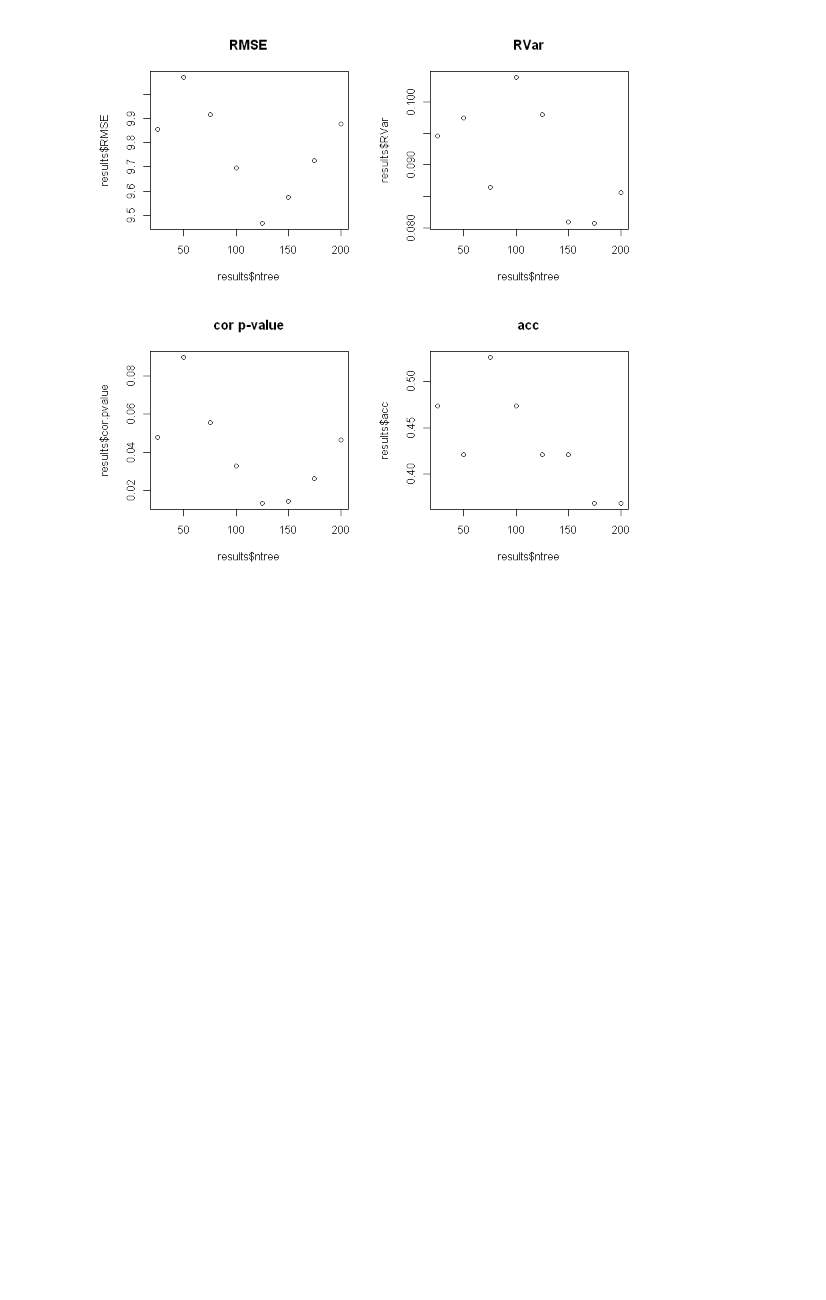
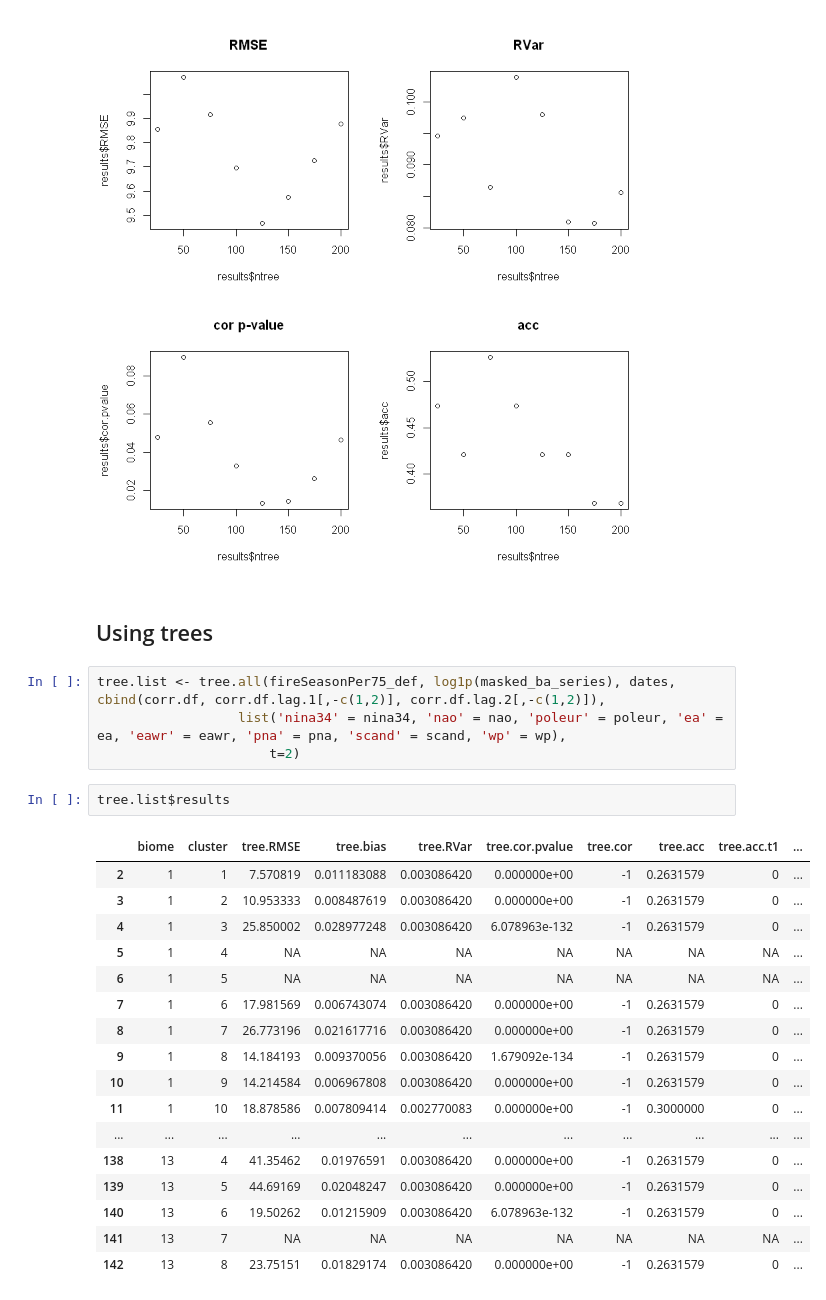
Before and after one commit to MarcosVM98/TFM, a Jupyter notebook: notebooks/Modelling_new.ipynb, the cells around one changed output. Drawn from its saved outputs; the diff is of its cells as text; blank space fills up the shorter version.

```diff
--- a/notebooks/Modelling_new.ipynb
+++ b/notebooks/Modelling_new.ipynb
@@ -610,3 +592,29 @@ rf <- rf.obtention.plot(fireSeasonPer75_def, log1p(masked_ba_series), dates, cbi
                   list(nina34, nao, poleur, ea, eawr, pna, scand, wp), 7, 6, t=2)
 # %% [output]
 [figure]
+# %% [markdown]
+## Using trees
+# %%
+tree.list <- tree.all(fireSeasonPer75_def, log1p(masked_ba_series), dates, cbind(corr.df, corr.df.lag.1[,-c(1,2)], corr.df.lag.2[,-c(1,2)]),
+                  list('nina34' = nina34, 'nao' = nao, 'poleur' = poleur, 'ea' = ea, 'eawr' = eawr, 'pna' = pna, 'scand' = scand, 'wp' = wp),
+                      t=2)
+# %%
+tree.list$results
+# %% [output]
+|  | biome | cluster | tree.RMSE | tree.bias | tree.RVar | tree.cor.pvalue | tree.cor | tree.acc | tree.acc.t1 | ... |
+| 2 | 1 | 1 | 7.570819 | 0.011183088 | 0.003086420 | 0.000000e+00 | -1 | 0.2631579 | 0 | ... |
+| 3 | 1 | 2 | 10.953333 | 0.008487619 | 0.003086420 | 0.000000e+00 | -1 | 0.2631579 | 0 | ... |
+| 4 | 1 | 3 | 25.850002 | 0.028977248 | 0.003086420 | 6.078963e-132 | -1 | 0.2631579 | 0 | ... |
+| 5 | 1 | 4 | NA | NA | NA | NA | NA | NA | NA | ... |
+| 6 | 1 | 5 | NA | NA | NA | NA | NA | NA | NA | ... |
+| 7 | 1 | 6 | 17.981569 | 0.006743074 | 0.003086420 | 0.000000e+00 | -1 | 0.2631579 | 0 | ... |
+| 8 | 1 | 7 | 26.773196 | 0.021617716 | 0.003086420 | 0.000000e+00 | -1 | 0.2631579 | 0 | ... |
+| 9 | 1 | 8 | 14.184193 | 0.009370056 | 0.003086420 | 1.679092e-134 | -1 | 0.2631579 | 0 | ... |
+| 10 | 1 | 9 | 14.214584 | 0.006967808 | 0.003086420 | 0.000000e+00 | -1 | 0.2631579 | 0 | ... |
+| 11 | 1 | 10 | 18.878586 | 0.007809414 | 0.002770083 | 0.000000e+00 | -1 | 0.3000000 | 0 | ... |
+| ... | ... | ... | ... | ... | ... | ... | ... | ... | ... | ... |
+| 138 | 13 | 4 | 41.35462 | 0.01976591 | 0.003086420 | 0.000000e+00 | -1 | 0.2631579 | 0 | ... |
+| 139 | 13 | 5 | 44.69169 | 0.02048247 | 0.003086420 | 0.000000e+00 | -1 | 0.2631579 | 0 | ... |
+| 140 | 13 | 6 | 19.50262 | 0.01215909 | 0.003086420 | 6.078963e-132 | -1 | 0.2631579 | 0 | ... |
+| 141 | 13 | 7 | NA | NA | NA | NA | NA | NA | NA | ... |
+| 142 | 13 | 8 | 23.75151 | 0.01829174 | 0.003086420 | 0.000000e+00 | -1 | 0.2631579 | 0 | ... |
```
Also changed, not shown: parts of 22 cells of this notebook, 1 other file.
